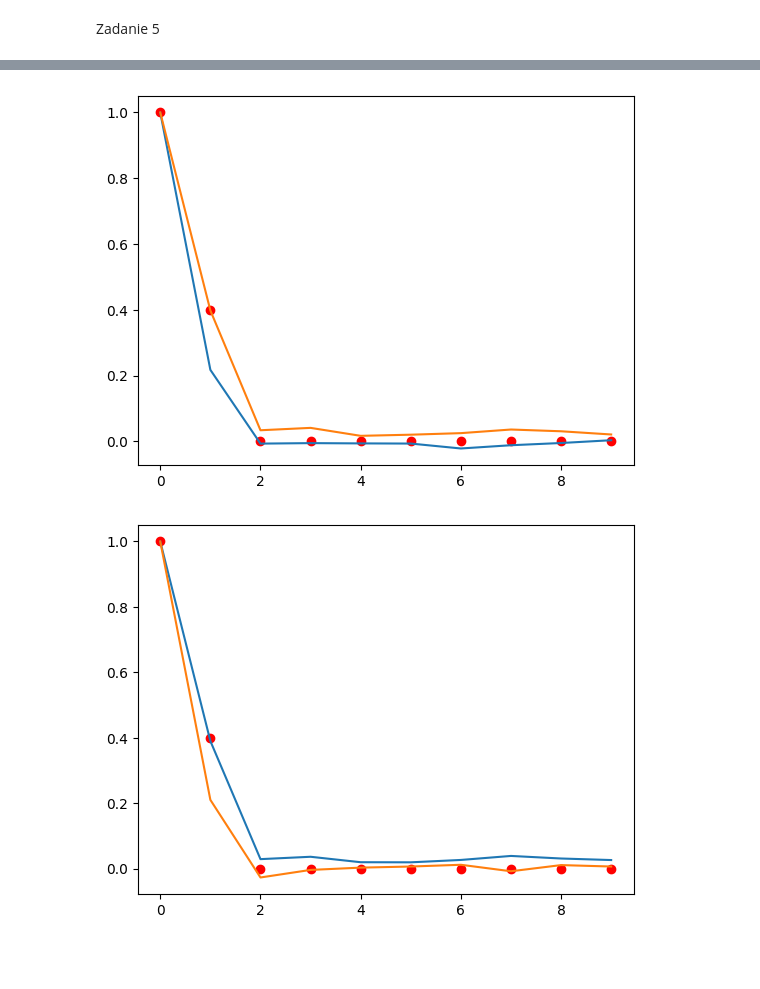
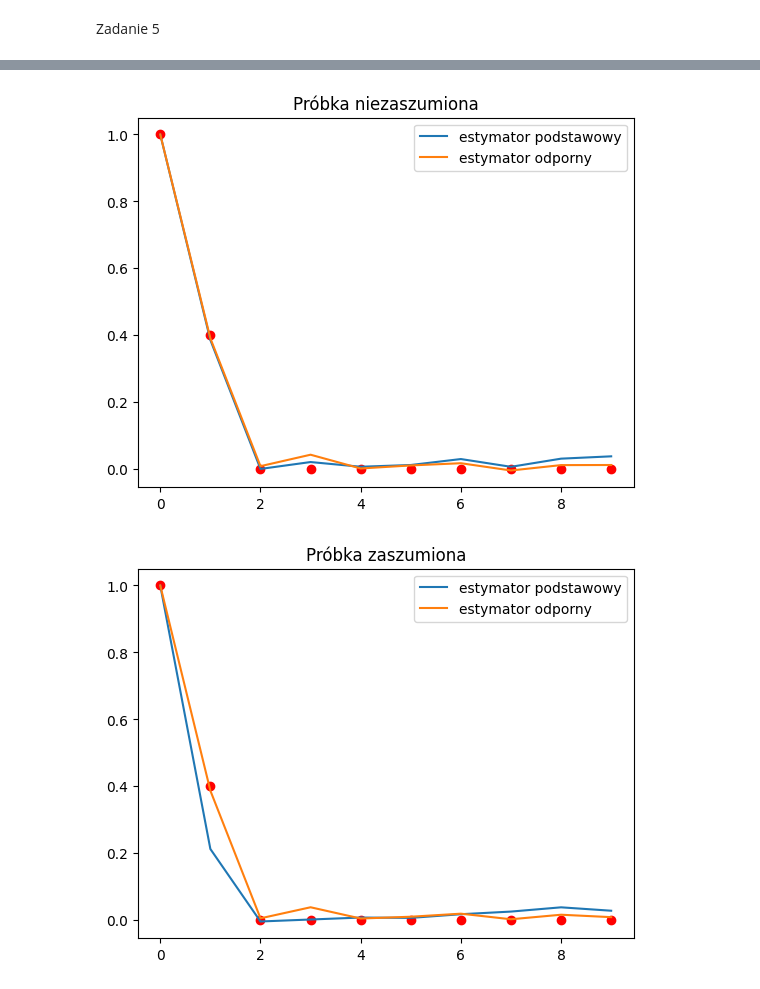
Before and after one commit to rafglo/Computer-Analysis-of-Time-Series, a Jupyter notebook: lista4.ipynb, the cells around one changed output, grey strips where cells are left out. Drawn from its saved outputs; the diff is of its cells as text; code cells hidden in the pictures; blank space fills up the shorter version.

```diff
--- a/lista4.ipynb
+++ b/lista4.ipynb
@@ -176,7 +176,7 @@ sample_noisy, sample_clean = ma1_w_noise(n, sigma, theta, a, p)
 teo_acfs, emp_acfs1_clean, emp_afcs2_clean, emp_afcs1_noisy, emp_acfs2_noisy = [], [], [], [], []
 for h in hs:
     teo_acf1 = ma1_teo_acf(h, theta)
-    emp_acf1 = autokorelacja(h, sample)
+    emp_acf1 = autokorelacja(h, sample_clean)
     emp_acf2 = ro(h, sample_noisy)
     teo_acfs.append(teo_acf1)
     emp_acfs1_clean.append(emp_acf1)
@@ -196,14 +196,18 @@ plt.show()
 # %%
 plt.plot(hs, teo_acfs, "ro")
-plt.plot(hs, emp_acfs1_clean)
-plt.plot(hs, emp_afcs2_clean)
+plt.plot(hs, emp_acfs1_clean,label="estymator podstawowy")
+plt.plot(hs, emp_afcs2_clean, label="estymator odporny")
+plt.title("Próbka niezaszumiona")
+plt.legend(loc="best")
 plt.show()
 # %% [output]
-[figure, old version]
+[figure, new version]
 # %%
 plt.plot(hs, teo_acfs, "ro")
-plt.plot(hs, emp_acfs2_noisy)
-plt.plot(hs, emp_afcs1_noisy)
+plt.plot(hs, emp_afcs1_noisy, label="estymator podstawowy")
+plt.plot(hs, emp_acfs2_noisy, label="estymator odporny")
+plt.title("Próbka zaszumiona")
+plt.legend(loc="best")
 plt.show()
 # %% [output]
-[figure, old version]
+[figure, new version]
```
Also changed, not shown: parts of 3 cells of this notebook.
